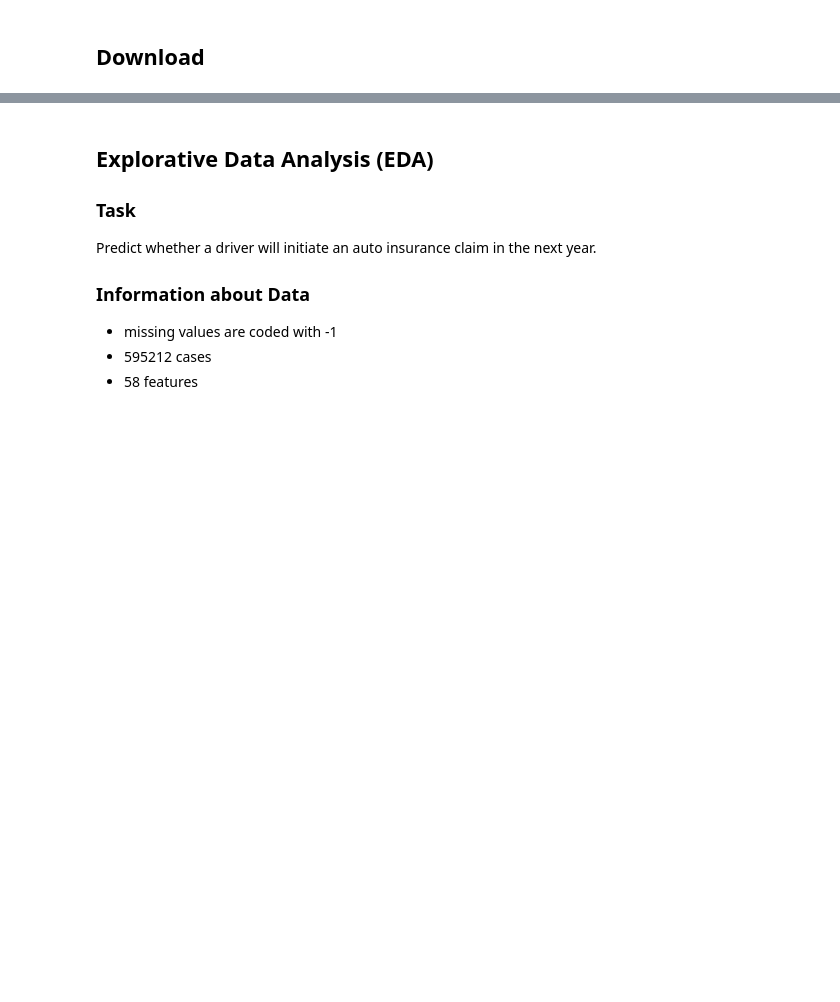
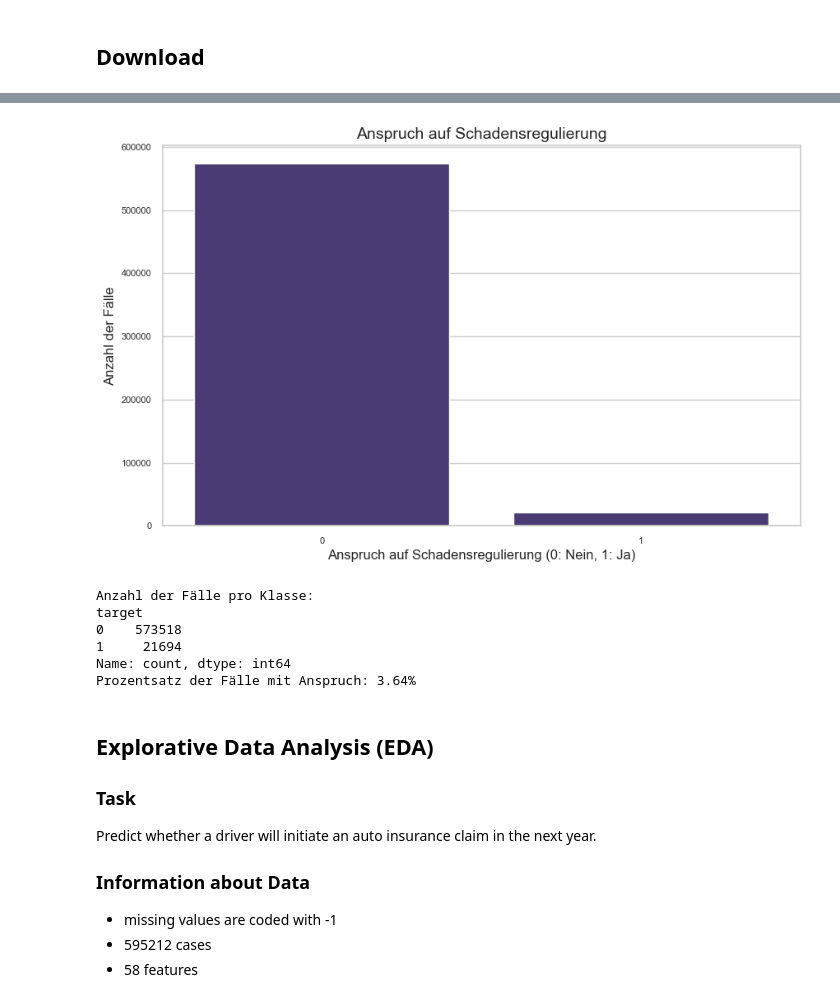
Before and after one commit to knirpsgraph/ada_portoSeguro, a Jupyter notebook: notebooks/01_EDA_integrated.ipynb, the cells around one changed output, grey strips where cells are left out. Cells and saved outputs as stored; diff of their text form; code cells hidden in the pictures; blank space fills up the shorter version.

```diff
--- a/notebooks/01_EDA_integrated.ipynb
+++ b/notebooks/01_EDA_integrated.ipynb
@@ -67,16 +65,24 @@ df.info()
 # %%
 plt.figure(figsize=theme.FIGSIZE_SMALL)
 sns.countplot(x='target', data=df)
 
 plt.title('Anspruch auf Schadensregulierung')
-plt.xlabel('0: Nein, 1: Ja')
+plt.xlabel('Anspruch auf Schadensregulierung (0: Nein, 1: Ja)')
 plt.ylabel('Anzahl der Fälle')
 plt.show()
 
 target_counts = df['target'].value_counts()
 print("\nAnzahl der Fälle pro Klasse:")
 print(target_counts)
 print(f"Prozentsatz der Fälle mit Anspruch: {target_counts[1] / len(df) * 100:.2f}%")
+# %% [output]
+[figure, added]
+Anzahl der Fälle pro Klasse:
+target
+0    573518
+1     21694
+Name: count, dtype: int64
+Prozentsatz der Fälle mit Anspruch: 3.64%
 # %% [markdown]
 ## Explorative Data Analysis (EDA)
 ### Task
```
Also changed, not shown: parts of 10 cells of this notebook.
